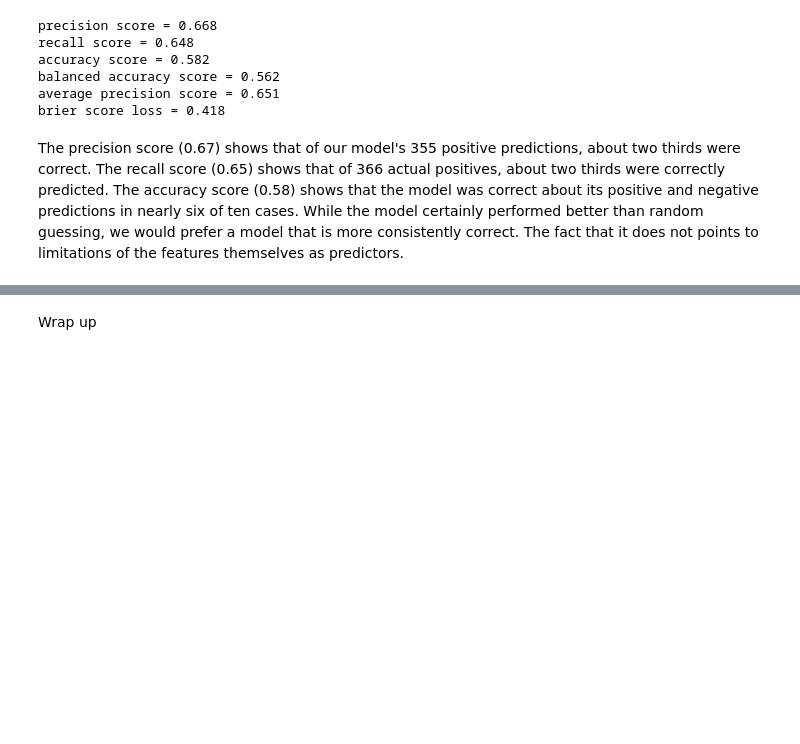
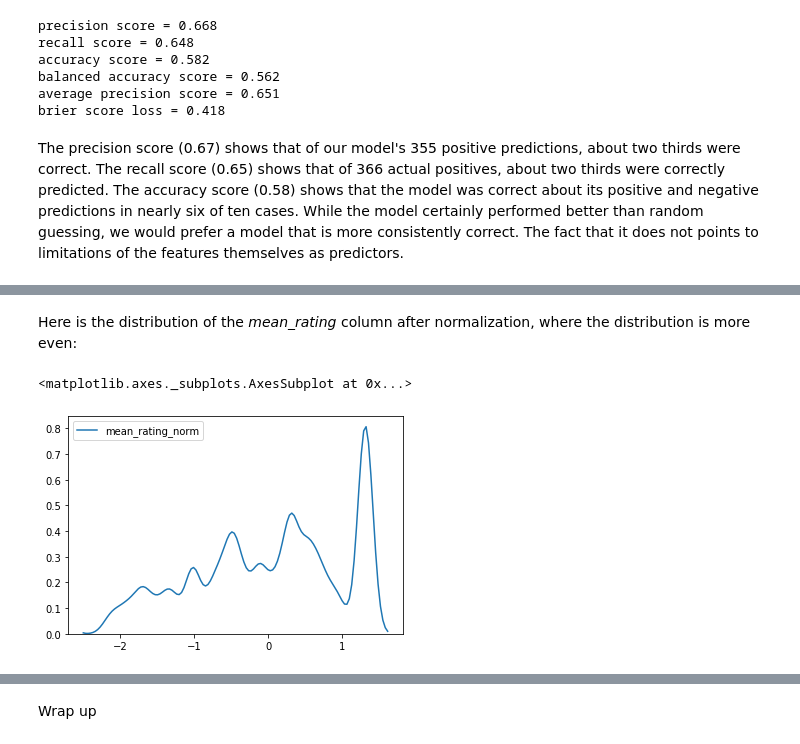
Before and after one commit to pelorenz/data-science-410, a Jupyter notebook: PeterLorenz-M03.ipynb, the cells around one changed output, grey strips where cells are left out. Cells and saved outputs as stored; diff of their text form; code cells hidden in the pictures; blank space fills up the shorter version.

```diff
--- a/PeterLorenz-M03.ipynb
+++ b/PeterLorenz-M03.ipynb
@@ -958,0 +1025,7 @@ The precision score (0.67) shows that of our model's 355 positive predictions, a
+# %% [markdown]
+Here is the distribution of the *mean_rating* column after normalization, where the distribution is more even:
+# %%
+sns.kdeplot(recipes['mean_rating_norm'], bw = 0.1)
+# %% [output]
+<matplotlib.axes._subplots.AxesSubplot at 0x...>
+[figure, added]
```
Also changed, not shown: parts of 18 cells of this notebook.
